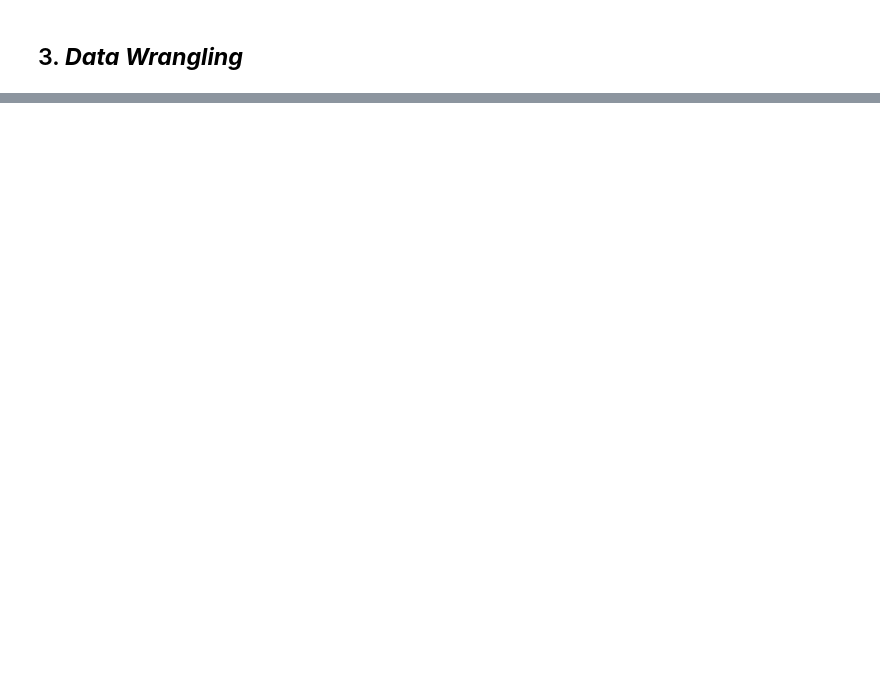
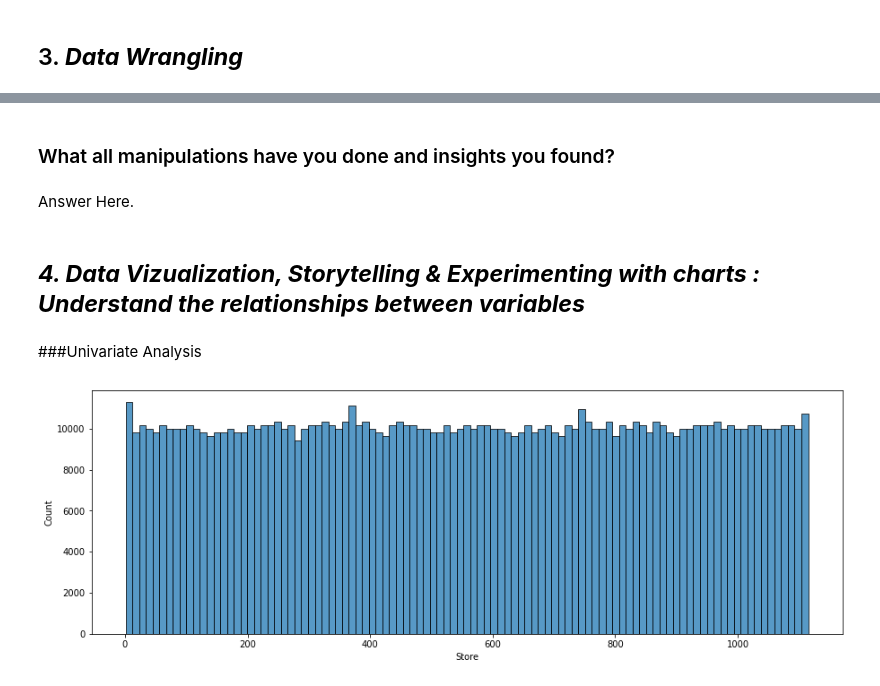
Before and after one commit to ashisaxena710/Retail-Sales-Prediction, a Jupyter notebook: Individual_Colab_.ipynb, the cells around one changed output, grey strips where cells are left out. Cells and saved outputs as stored; diff of their text form; code cells hidden in the pictures; blank space fills up the shorter version.

```diff
--- a/Individual_Colab_.ipynb
+++ b/Individual_Colab_.ipynb
@@ -257,0 +293,3 @@ Now we have treated all the null values of Store dataset . Let's merge the two g
+# %%
+# Merging the two dataset 'Rossmann store dataset' and 'Store dataset'
+df=rossmann_store_data.merge(store_data,how='inner',on='Store')
@@ -257,0 +331,15 @@ Now we have treated all the null values of Store dataset . Let's merge the two g
+# %%
+# Changing the datatype
+df['StateHoliday']=df['StateHoliday'].convert_dtypes('int64')
+# df['StoreType']=df['StoreType'].convert_dtypes('int64')
+# df['Assortment']=df['Assortment'].convert_dtypes('int64')
+df['CompetitionDistance']=df['CompetitionDistance'].convert_dtypes('int64')
+df['CompetitionOpenSinceMonth']=df['CompetitionOpenSinceMonth'].convert_dtypes('int64')
+df['CompetitionOpenSinceYear']=df['CompetitionOpenSinceYear'].convert_dtypes('int64')
+df['Promo2SinceWeek']=df['Promo2SinceWeek'].convert_dtypes('int64')
+df['Promo2SinceYear']=df['Promo2SinceYear'].convert_dtypes('int64')
+
+# Mapping Categorical columns to numerical values
+df['StoreType']    = df['StoreType'].map({'a':1,'b':2,'c':3,'d':4})
+df['Assortment']   = df['Assortment'].map({'a':0, 'c':1,'b':2})
+df['PromoInterval']= df['PromoInterval'].map({'Jan,Apr,Jul,Oct':0, 'Feb,May,Aug,Nov':1,'Mar,Jun,Sept,Dec':2})
@@ -257,0 +358,15 @@ Now we have treated all the null values of Store dataset . Let's merge the two g
+# %% [markdown]
+### What all manipulations have you done and insights you found?
+# %% [markdown]
+Answer Here.
+# %% [markdown]
+## ***4. Data Vizualization, Storytelling & Experimenting with charts : Understand the relationships between variables***
+# %% [markdown]
+###Univariate Analysis
+# %%
+# Store
+plt.figure(figsize=(15,5))
+sns.histplot(df['Store'])
+plt.show()
+# %% [output]
+[figure, added]
```
Also changed, not shown: parts of 24 cells of this notebook.
